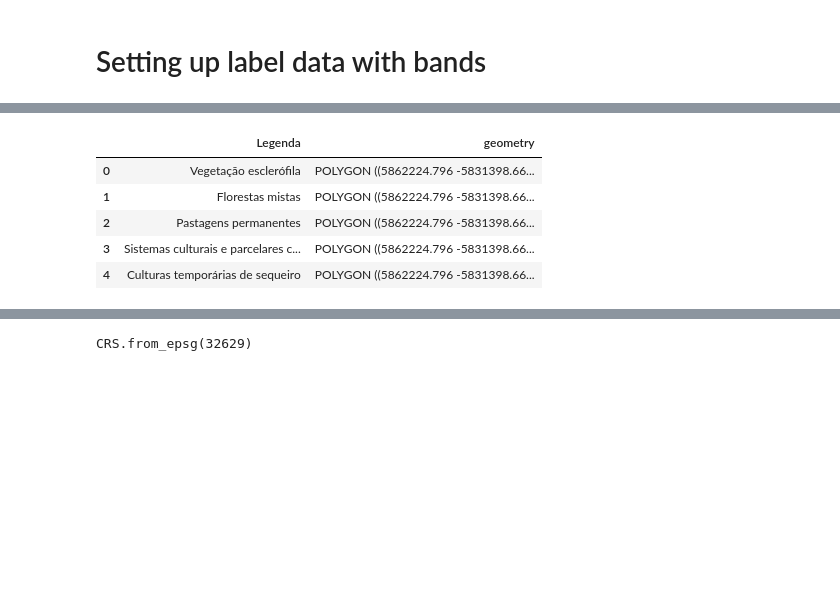
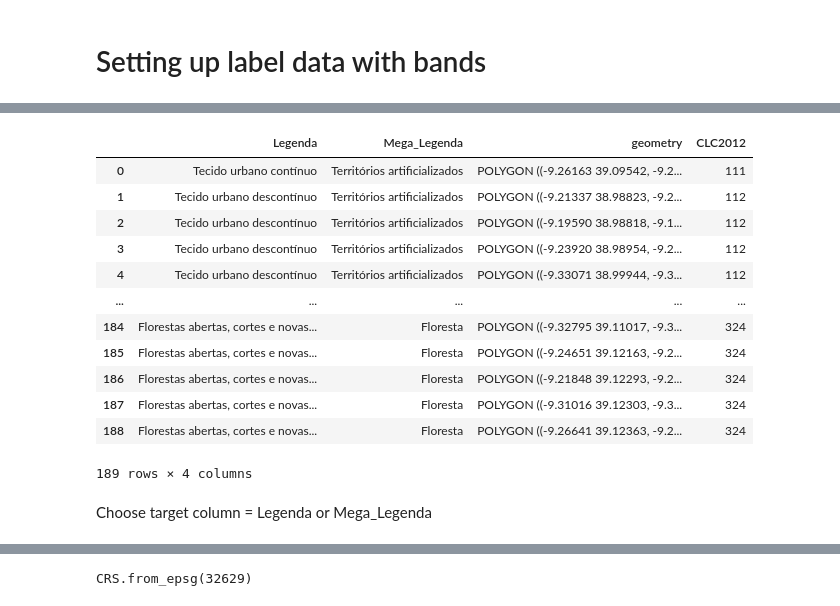
Before and after one commit to SimaoBarbosa/Land_cover_classification, a Jupyter notebook: Supervised_Classification_of_IMG_DATA_1.ipynb, the cells around one changed output, grey strips where cells are left out. Saved outputs shown, nothing was run; the diff lists cells and outputs as text; code cells hidden in the pictures; blank space fills up the shorter version.

```diff
--- a/Supervised_Classification_of_IMG_DATA_1.ipynb
+++ b/Supervised_Classification_of_IMG_DATA_1.ipynb
@@ -226,0 +289,4 @@ src.close()
+# %%
+intersected = gp.sjoin( shapefile, imageBounds, how='inner', op='intersects', lsuffix='left', rsuffix='right')
+intersected = intersected.reset_index()
+intersected
@@ -226,0 +327,24 @@ src.close()
+# %%
+import re
+def class_from_CLCcode(clc) :
+    mega_classes = {
+        '^1.*' : 'Territórios artificializados',
+        '^2.*' : 'Agricultura',
+        '^31.*' : 'Floresta',
+        '^3.4' : 'Floresta',
+        '^32[123]' : 'Vegetação natural',
+        '^33[123]' : 'Espaços descobertos ou com vegetação esparsa',
+        '^41.*' : 'Zonas húmidas',
+        '^42[13]' : 'Zonas húmidas',
+        '^5.*' : 'Corpos de água',
+        '^422' : 'Corpos de água'
+    }
+    for mega_class_key in mega_classes :
+        searched =  re.search(mega_class_key, str(clc))
+        if searched is not None:
+            return mega_classes[mega_class_key]
+    return 'Not Defined'
+
+x = intersected['CLC2012'][0]
+print (x)
+class_from_CLCcode (x)
@@ -226,0 +354,6 @@ src.close()
+# %%
+for i in intersected.index:
+    clc = intersected.at[i, 'CLC2012']
+    new_class = class_from_CLCcode(clc)
+    intersected.at[i, 'Mega_Legenda'] = new_class
+intersected.head()
@@ -238,0 +385,3 @@ shapefile.head()
+# %%
+shapefile = intersected
+shapefile.head()
@@ -239,10 +395,19 @@ shapefile.head()
 # %%
-shapefile = shapefile.filter(['Legenda', 'geometry'])
-shapefile.head()
+shapefile = shapefile.filter(['Legenda','Mega_Legenda', 'geometry','CLC2012'])
+shapefile
 # %% [output]
-|  | Legenda | geometry |
-| 0 | Vegetação esclerófila | POLYGON ((5862224.796 -5831398.66... |
-| 1 | Florestas mistas | POLYGON ((5862224.796 -5831398.66... |
-| 2 | Pastagens permanentes | POLYGON ((5862224.796 -5831398.66... |
-| 3 | Sistemas culturais e parcelares c... | POLYGON ((5862224.796 -5831398.66... |
-| 4 | Culturas temporárias de sequeiro | POLYGON ((5862224.796 -5831398.66... |
+|  | Legenda | Mega_Legenda | geometry | CLC2012 |
+| 0 | Tecido urbano contínuo | Territórios artificializados | POLYGON ((-9.26163 39.09542, -9.2... | 111 |
+| 1 | Tecido urbano descontínuo | Territórios artificializados | POLYGON ((-9.21337 38.98823, -9.2... | 112 |
+| 2 | Tecido urbano descontínuo | Territórios artificializados | POLYGON ((-9.19590 38.98818, -9.1... | 112 |
+| 3 | Tecido urbano descontínuo | Territórios artificializados | POLYGON ((-9.23920 38.98954, -9.2... | 112 |
+| 4 | Tecido urbano descontínuo | Territórios artificializados | POLYGON ((-9.33071 38.99944, -9.3... | 112 |
+| ... | ... | ... | ... | ... |
+| 184 | Florestas abertas, cortes e novas... | Floresta | POLYGON ((-9.32795 39.11017, -9.3... | 324 |
+| 185 | Florestas abertas, cortes e novas... | Floresta | POLYGON ((-9.24651 39.12163, -9.2... | 324 |
+| 186 | Florestas abertas, cortes e novas... | Floresta | POLYGON ((-9.21848 39.12293, -9.2... | 324 |
+| 187 | Florestas abertas, cortes e novas... | Floresta | POLYGON ((-9.31016 39.12303, -9.3... | 324 |
+| 188 | Florestas abertas, cortes e novas... | Floresta | POLYGON ((-9.26641 39.12363, -9.2... | 324 |
+189 rows × 4 columns
+# %% [markdown]
+Choose target column = Legenda or Mega_Legenda
```
Also changed, not shown: parts of 63 cells of this notebook, 22 other files.
